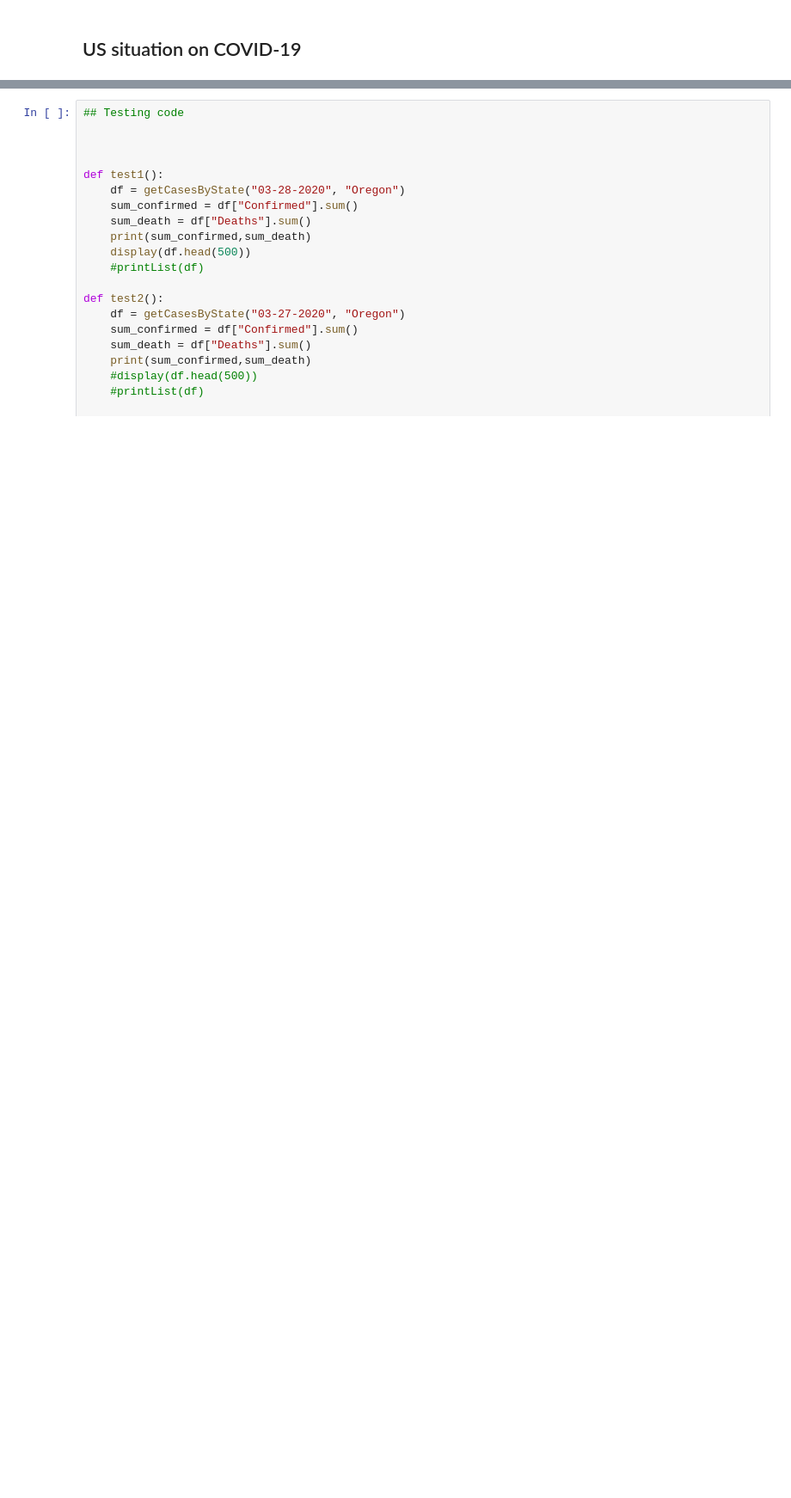
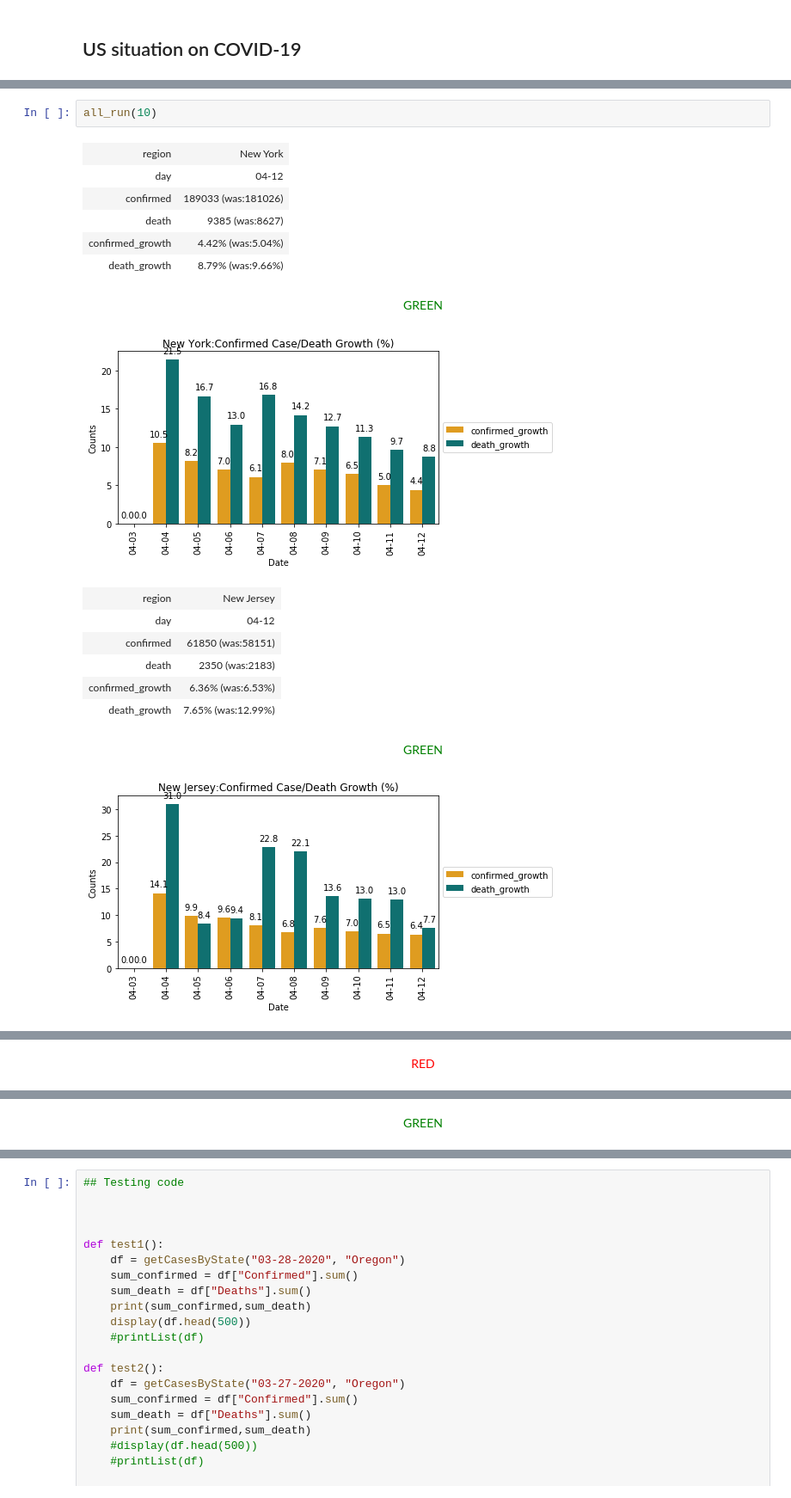
Before and after one commit to chainmaporg/covid-19-analytics, a Jupyter notebook: find_confirmed.ipynb, the cells around one changed output, grey strips where cells are left out. Shown at 86% size. Cells and saved outputs as stored; diff of their text form; blank space fills up the shorter version.

```diff
--- a/find_confirmed.ipynb
+++ b/find_confirmed.ipynb
@@ -508,0 +687,19 @@ all_run(7)
+# %%
+all_run(10)
+# %% [output]
+| region | New York |
+| day | 04-12 |
+| confirmed | 189033 (was:181026) |
+| death | 9385 (was:8627) |
+| confirmed_growth | 4.42% (was:5.04%) |
+| death_growth | 8.79% (was:9.66%) |
+<center><span style="color: green">GREEN</span></center>
+[figure, added]
+| region | New Jersey |
+| day | 04-12 |
+| confirmed | 61850 (was:58151) |
+| death | 2350 (was:2183) |
+| confirmed_growth | 6.36% (was:6.53%) |
+| death_growth | 7.65% (was:12.99%) |
+<center><span style="color: green">GREEN</span></center>
+[figure, added]
@@ -508,0 +712 @@ all_run(7)
+<center><span style="color: red">RED</span></center>
@@ -508,0 +720 @@ all_run(7)
+<center><span style="color: green">GREEN</span></center>
```
Also changed, not shown: parts of 22 cells of this notebook, 1 other file.
